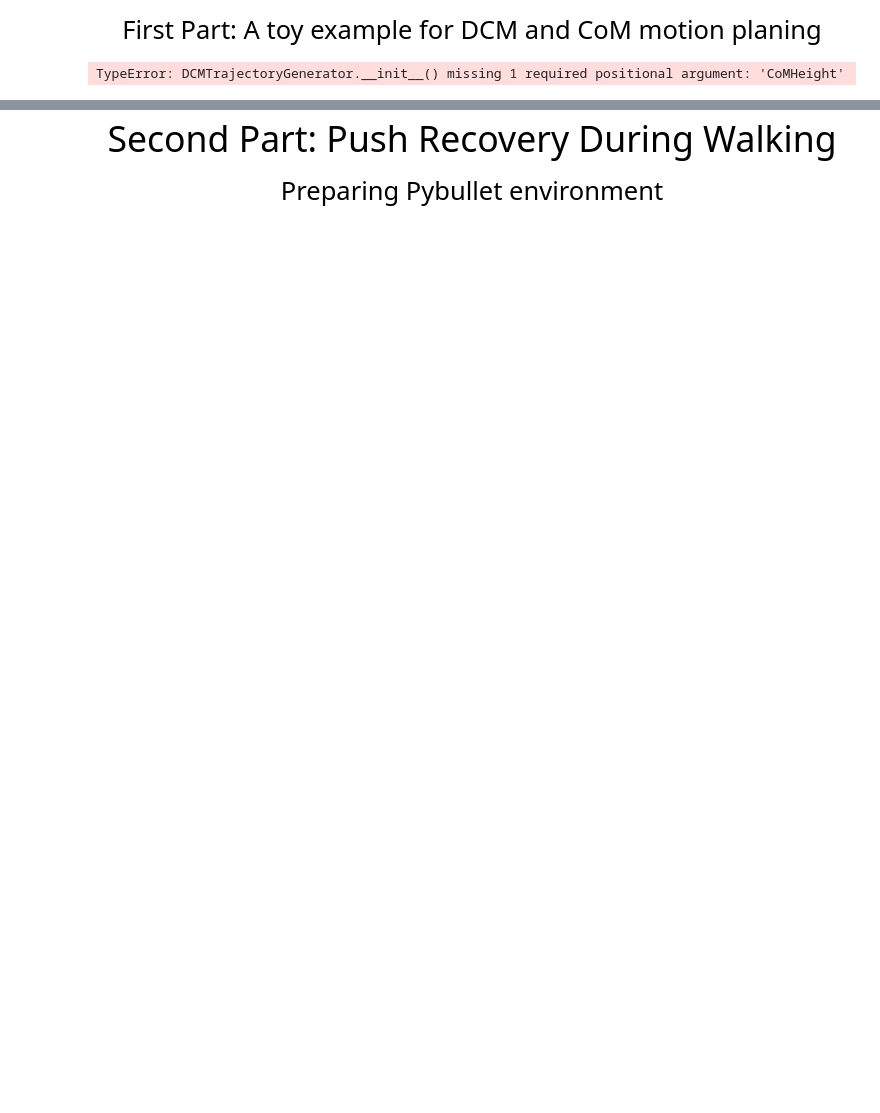
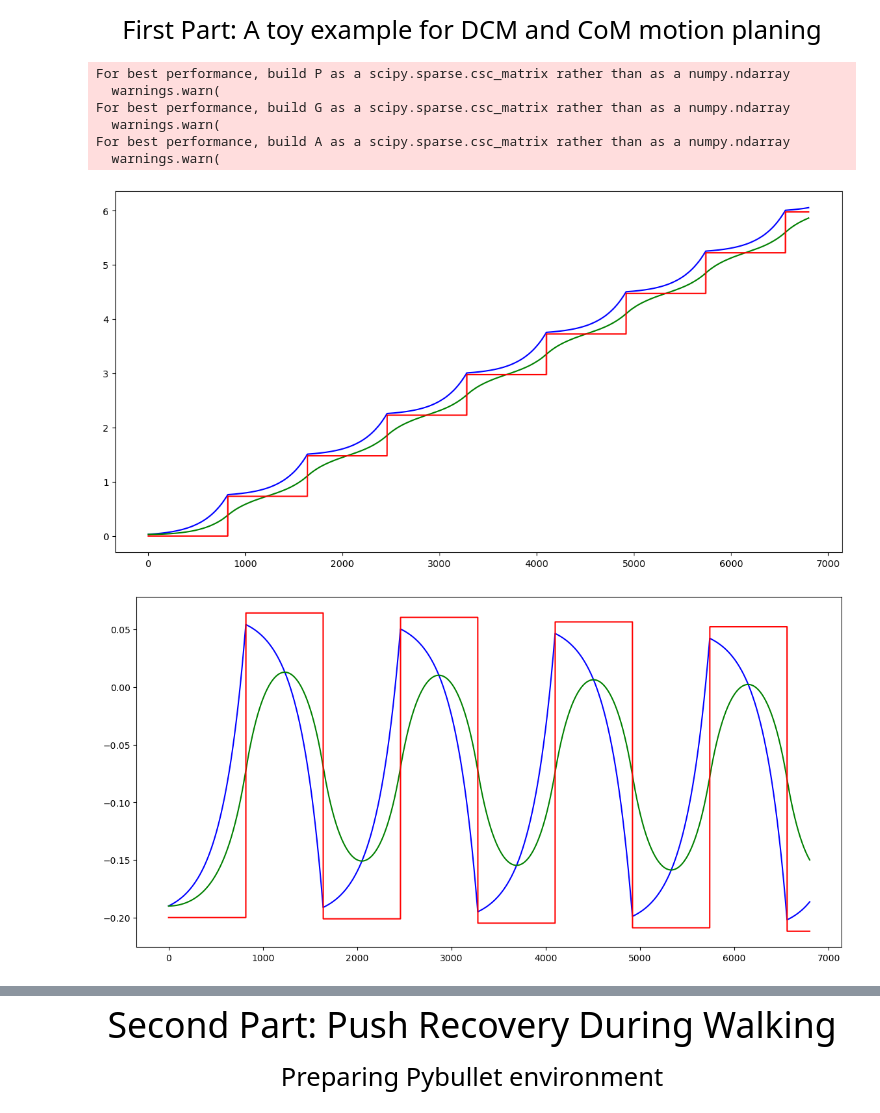
Before and after one commit to LucaSidoti/Legged_Robot_Project1, a Jupyter notebook: DCM-Locomotion.ipynb, the cells around one changed output, grey strips where cells are left out. Drawn from its saved outputs; the diff is of its cells as text; code cells hidden in the pictures; blank space fills up the shorter version.

```diff
--- a/DCM-Locomotion.ipynb
+++ b/DCM-Locomotion.ipynb
@@ -71,10 +73,10 @@ for iter in range(6800):
     CoPTMinX = CoPNoMX-0.4 #next step position minimum constrait for x
     CoPTMinY = CoPNoMY-0.4 #next step position minimum constrait for y
 
-    # TODO: use NominalStepDuration and deltaStepDurationMin
-    SigmaMin = NominalStepDuration - deltaStepDurationMin
-    # TODO: use NominalStepDuration and deltaStepDurationMax
-    SigmaMax = NominalStepDuration + deltaStepDurationMax
+    #SigmaMin = NominalStepDuration - deltaStepDurationMin
+    #SigmaMax = NominalStepDuration + deltaStepDurationMax
+    SigmaMin = np.exp(DCMGenerator.omega * (NominalStepDuration - deltaStepDurationMin)) # TODO: use NominalStepDuration and deltaStepDurationMin
+    SigmaMax = np.exp(DCMGenerator.omega * (NominalStepDuration + deltaStepDurationMax)) # TODO: use NominalStepDuration and deltaStepDurationMax
 
     CopXInit = CoPX
     DCMXInit = DCMx
@@ -87,8 +89,8 @@ for iter in range(6800):
     #make Hessian, Gradient and Constraints matrix of QP based on equations 13,14,15 and 16,
     #you can expand these equations to find the follwoing matrices
     # TODO: use equation 14 and 16 to find the P and Q
-    P = np.diag([2*alphaCoPX, 2*alphaCoPY, 2*alphaSigma, 2*alphaOffsetX, 2*alphaOffsetY]) # TODO: use equation 14 and 16 to find the P and Q
-    q = -2 * np.array([alphaCoPX * CoPNoMX, alphaCoPY * CoPNoMY, alphaSigma * np.exp(DCMGenerator.omega*NominalStepDuration), alphaOffsetX * OffsetNoMX, alphaOffsetY * OffsetNoMY])
+    P =  2 * np.diag ([alphaCoPX,           alphaCoPY,           alphaSigma,            alphaOffsetX,              alphaOffsetY])
+    q = -2 * np.array([alphaCoPX * CoPNoMX, alphaCoPY * CoPNoMY, alphaSigma * SigmaNoM, alphaOffsetX * OffsetNoMX, alphaOffsetY * OffsetNoMY])
 
     G = np.array([      # TODO: use equation 15 and 16 to find the G and h
         [1, 0, 0, 0, 0],
@@ -100,11 +102,10 @@ for iter in range(6800):
     ])
     h = np.array([CoPTMaxX, CoPTMaxY, -CoPTMinX, -CoPTMinY, SigmaMax, -SigmaMin])    # TODO: use equation 15 and 16 to find the G and h
 
-    A = np.array([      # TODO: use equation 13 and 16 to find the A and b
-        [1, 0, 0, -1, 0],
-        [0, 1, 0, 0, -1]
-    ])
-    b = np.array([0, 0]) # TODO: use equation 13 and 16 to find the A and b
+    # TODO: use equation 13 and 16 to find the A and b
+    A = np.array([[1, 0, (CopXInit - DCMXInit), 1, 0],
+                  [0, 1, (CopYInit - DCMYInit), 0, 1]])
+    b = np.array([CopXInit, CopYInit])
 
     #solve QP problem U is the vector of optimized parameters
     U = solve_qp(P, q, G, h, A, b, solver="osqp")
@@ -112,52 +113,58 @@ for iter in range(6800):
     stepDuration = np.log(U[2])/DCMGenerator.omega
 
     #TODO: find the step duration based on the the optimized sigma (use Log function to find step duration)
-
 
     DesiredDCM = DCMGenerator.getDCMTrajectory(dt_toy)  #get the desired DCM for the next time-step
     DesiredCoM = DCMGenerator.getCoM() #get the desired CoM for the next time-step
 
 
     DCMGenerator.initialDCM = np.array([DesiredDCM[0] ,DesiredDCM[1]])#set the current DCM position ad next initial dcm position
 
     DCMTrajectoryToy.append(DesiredDCM)
     CoMTrajectoryToy.append(DesiredCoM)
     CoPTrajectoryToy.append(np.array([CoPX,CoPY]))
     ControlInputsToy.append(U)
 
     internalStep = internalStep+1 #is used for resetting the step parameters
 
     #resetting step parameters when step duration is finished
     if(dt_toy*internalStep>stepDuration):
         stepNumber=stepNumber+1
         internalStep=0
         DCMGenerator.CoP= np.array([U[0] ,U[1]])
         sign=sign*-1
 
         CoPX =U[0]
         CoPY =U[1]
 
         DCMx =DesiredDCM[0]
         DCMy =DesiredDCM[1]
 
 
 # TODO: uncomment to plot
-# figg, (ax) = plt.subplots(figsize = (14, 7))
-# ax.plot(np.array(DCMTrajectoryToy)[:,0],'b',label="DCM")
-# ax.plot(np.array(CoMTrajectoryToy)[:,0],'g',label="CoM")
-# ax.plot(np.array(CoPTrajectoryToy)[:,0],'r',label="Cop")
-# plt.show()
+figg, (ax) = plt.subplots(figsize = (14, 7))
+ax.plot(np.array(DCMTrajectoryToy)[:,0],'b',label="DCM")
+ax.plot(np.array(CoMTrajectoryToy)[:,0],'g',label="CoM")
+ax.plot(np.array(CoPTrajectoryToy)[:,0],'r',label="Cop")
+plt.show()
 
-# figg1, (ax1) = plt.subplots(figsize = (14, 7))
-# ax1.plot(np.array(DCMTrajectoryToy)[:,1],'b',label="DCM")
-# ax1.plot(np.array(CoMTrajectoryToy)[:,1],'g',label="CoM")
-# ax1.plot(np.array(CoPTrajectoryToy)[:,1],'r',label="Cop")
-# plt.show()
+figg1, (ax1) = plt.subplots(figsize = (14, 7))
+ax1.plot(np.array(DCMTrajectoryToy)[:,1],'b',label="DCM")
+ax1.plot(np.array(CoMTrajectoryToy)[:,1],'g',label="CoM")
+ax1.plot(np.array(CoPTrajectoryToy)[:,1],'r',label="Cop")
+plt.show()
 
-# figg2, (ax2) = plt.subplots(figsize = (14, 7))
-# ax2.plot(np.array(DCMTrajectoryToy)[:,0],np.array(DCMTrajectoryToy)[:,1],'b',label="DCM")
-# ax2.plot(np.array(CoMTrajectoryToy)[:,0],np.array(CoMTrajectoryToy)[:,1],'g',label="CoM")
-# ax2.plot(np.array(CoPTrajectoryToy)[:,0],np.array(CoPTrajectoryToy)[:,1],'*r',label="CoP")
-# plt.show()
+figg2, (ax2) = plt.subplots(figsize = (14, 7))
+ax2.plot(np.array(DCMTrajectoryToy)[:,0],np.array(DCMTrajectoryToy)[:,1],'b',label="DCM")
+ax2.plot(np.array(CoMTrajectoryToy)[:,0],np.array(CoMTrajectoryToy)[:,1],'g',label="CoM")
+ax2.plot(np.array(CoPTrajectoryToy)[:,0],np.array(CoPTrajectoryToy)[:,1],'*r',label="CoP")
+plt.show()
 # %% [output]
-TypeError: DCMTrajectoryGenerator.__init__() missing 1 required positional argument: 'CoMHeight'
+For best performance, build P as a scipy.sparse.csc_matrix rather than as a numpy.ndarray
+  warnings.warn(
+For best performance, build G as a scipy.sparse.csc_matrix rather than as a numpy.ndarray
+  warnings.warn(
+For best performance, build A as a scipy.sparse.csc_matrix rather than as a numpy.ndarray
+  warnings.warn(
+[figure, added]
+[figure, added]
```
Also changed, not shown: parts of 5 cells of this notebook, 1 other file.
